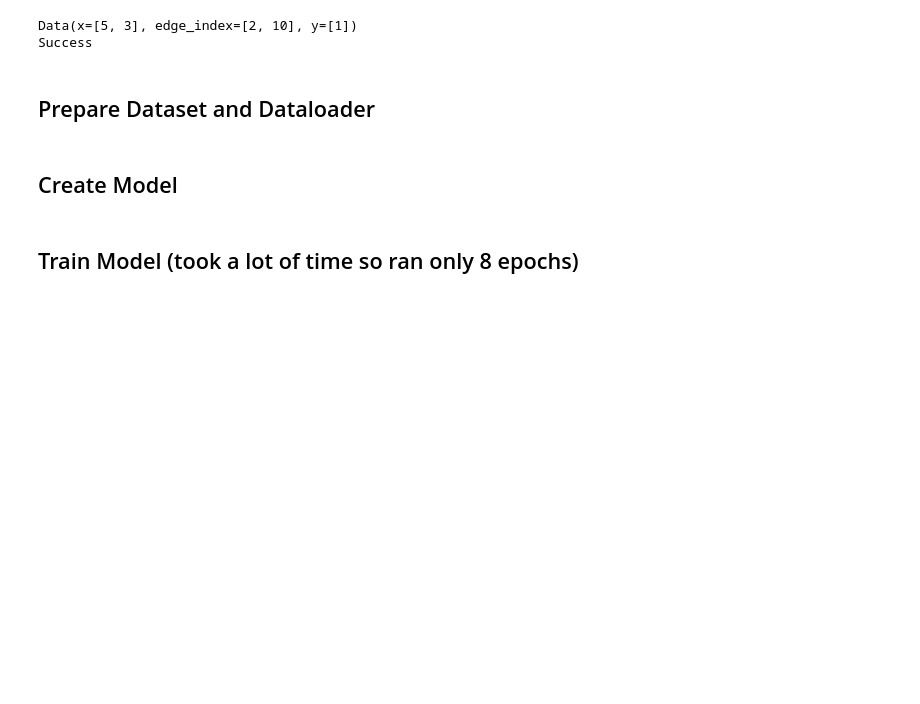
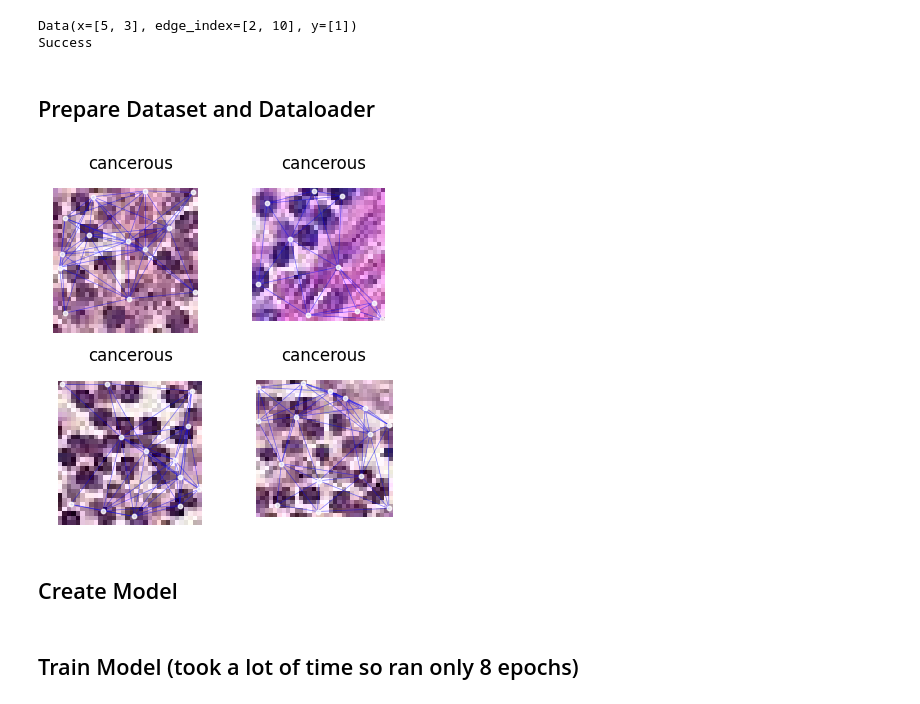
Before and after one commit to shravan-18/Histopathological-Image-Analysis-Competition, a Jupyter notebook: gdsc-competition-stage_4.ipynb, the cells around one changed output. Drawn from its saved outputs; the diff is of its cells as text; code cells hidden in the pictures; blank space fills up the shorter version.

Commit message:
Added Graph Visualization for GNN

```diff
--- a/gdsc-competition-stage_4.ipynb
+++ b/gdsc-competition-stage_4.ipynb
@@ -307,6 +375,11 @@ dataloader = DataLoader(dataset, batch_size=2048, shuffle=True, collate_fn=colla
 #     print(batch)
 #     if i==10:
 #         break
+# %%
+indices_to_visualize = [200, 1, 124, 275]
+dataset.visualize_multiple(indices_to_visualize)
+# %% [output]
+[figure, added]
 # %% [markdown]
 ## Create Model
 # %%
```
Also changed, not shown: parts of 1 cell of this notebook.
